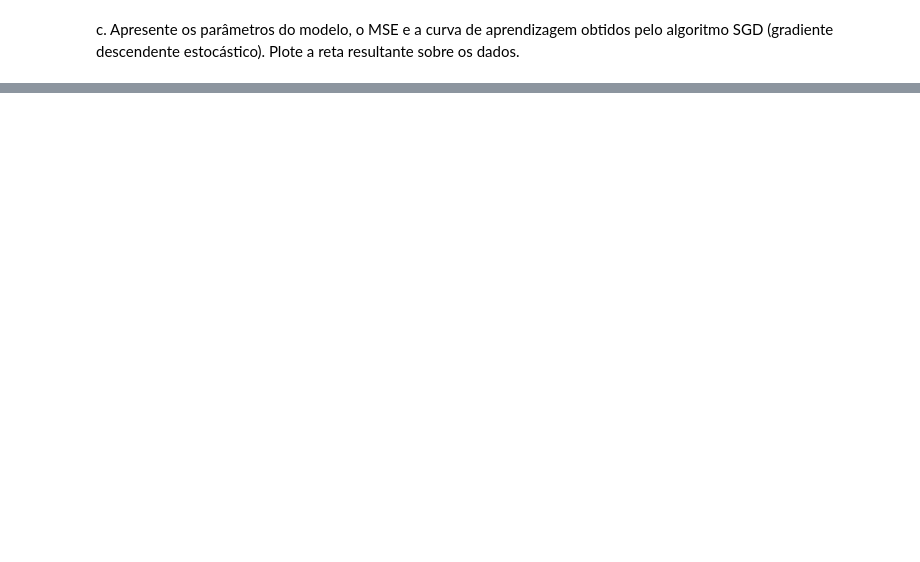
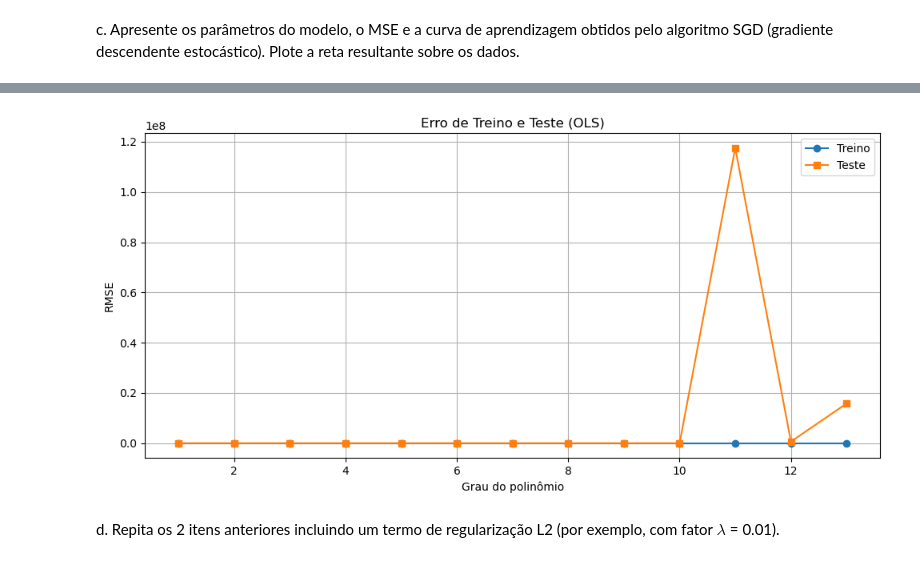
Before and after one commit to joao1pedro/CKP8277-AMA, a Jupyter notebook: Listas/lista_01/lista_01_ama/lista_01.ipynb, the cells around one changed output, grey strips where cells are left out. Cells and saved outputs as stored; diff of their text form; code cells hidden in the pictures; blank space fills up the shorter version.

```diff
--- a/Listas/lista_01/lista_01_ama/lista_01.ipynb
+++ b/Listas/lista_01/lista_01_ama/lista_01.ipynb
@@ -206,0 +235,4 @@ MSE: 0.2134
+# %%
+def polynomial_features(X, degree):
+    X_poly = [X ** d for d in range(1, degree + 1)]
+    return np.concatenate(X_poly, axis=1)
@@ -206,0 +292,27 @@ MSE: 0.2134
+# %%
+train_rmse_list = []
+test_rmse_list = []
+
+for degree in range(1, 14):
+    X_train_poly = polynomial_features(X_train_norm, degree)
+    X_test_poly = polynomial_features(X_test_norm, degree)
+
+    # normaliza após aplicar o polinômio
+    X_train_poly_norm, X_poly_mean, X_poly_std = standard_normalize(X_train_poly)
+    X_test_poly_norm = (X_test_poly - X_poly_mean) / X_poly_std
+
+    w_hat, _, y_train_pred_norm = ols(X_train_poly_norm, y_train_norm)
+
+    y_test_pred_norm = np.c_[np.ones(X_test_poly_norm.shape[0]), X_test_poly_norm] @ w_hat
+
+    # desnormaliza saida antes de calcular a função de custo
+    y_train_pred = standard_denormalize(y_train_pred_norm, y_mean, y_std)
+    y_test_pred = standard_denormalize(y_test_pred_norm, y_mean, y_std)
+
+    train_rmse = np.mean((y_train - y_train_pred) ** 2)
+    test_rmse = np.mean((y_test - y_test_pred) ** 2)
+
+    train_rmse_list.append(train_rmse)
+    test_rmse_list.append(test_rmse)
+
+    print(f"Grau:{degree}, RMSE treino = {train_rmse:.4f}, RMSE teste = {test_rmse:.4f}")
@@ -206,0 +333,17 @@ MSE: 0.2134
+# %%
+graus = np.arange(1, 14)
+
+plt.figure(figsize=(10, 5))
+plt.plot(graus, train_rmse_list, marker='o', label='Treino')
+plt.plot(graus, test_rmse_list, marker='s', label='Teste')
+plt.xlabel('Grau do polinômio')
+plt.ylabel('RMSE')
+plt.title('Erro de Treino e Teste (OLS)')
+plt.legend()
+plt.grid(True)
+plt.tight_layout()
+plt.show()
+# %% [output]
+[figure, added]
+# %% [markdown]
+d. Repita os 2 itens anteriores incluindo um termo de regularização L2 (por exemplo, com fator $\lambda$ = 0.01).
```
Also changed, not shown: parts of 18 cells of this notebook, 2 other files.
